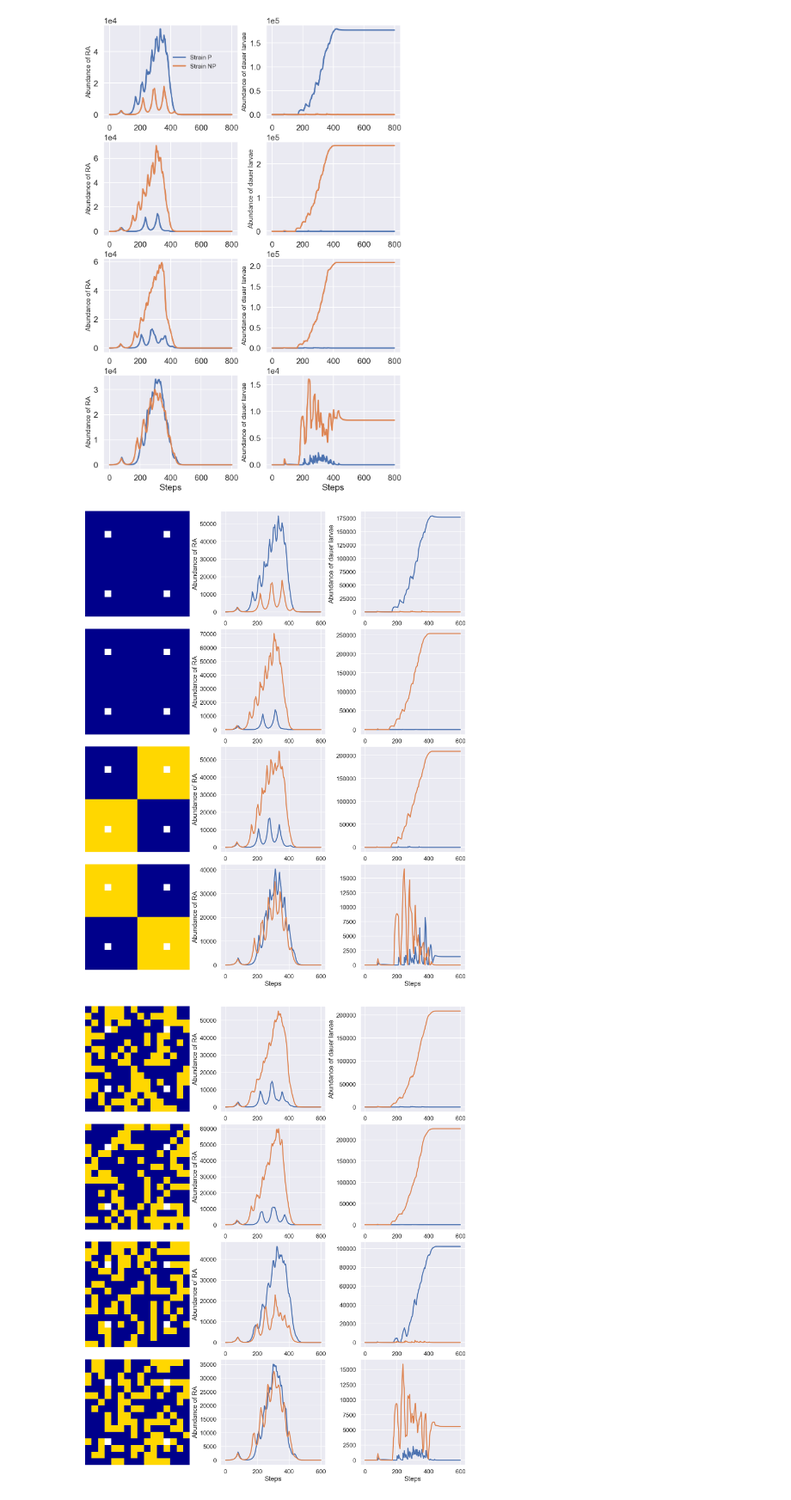
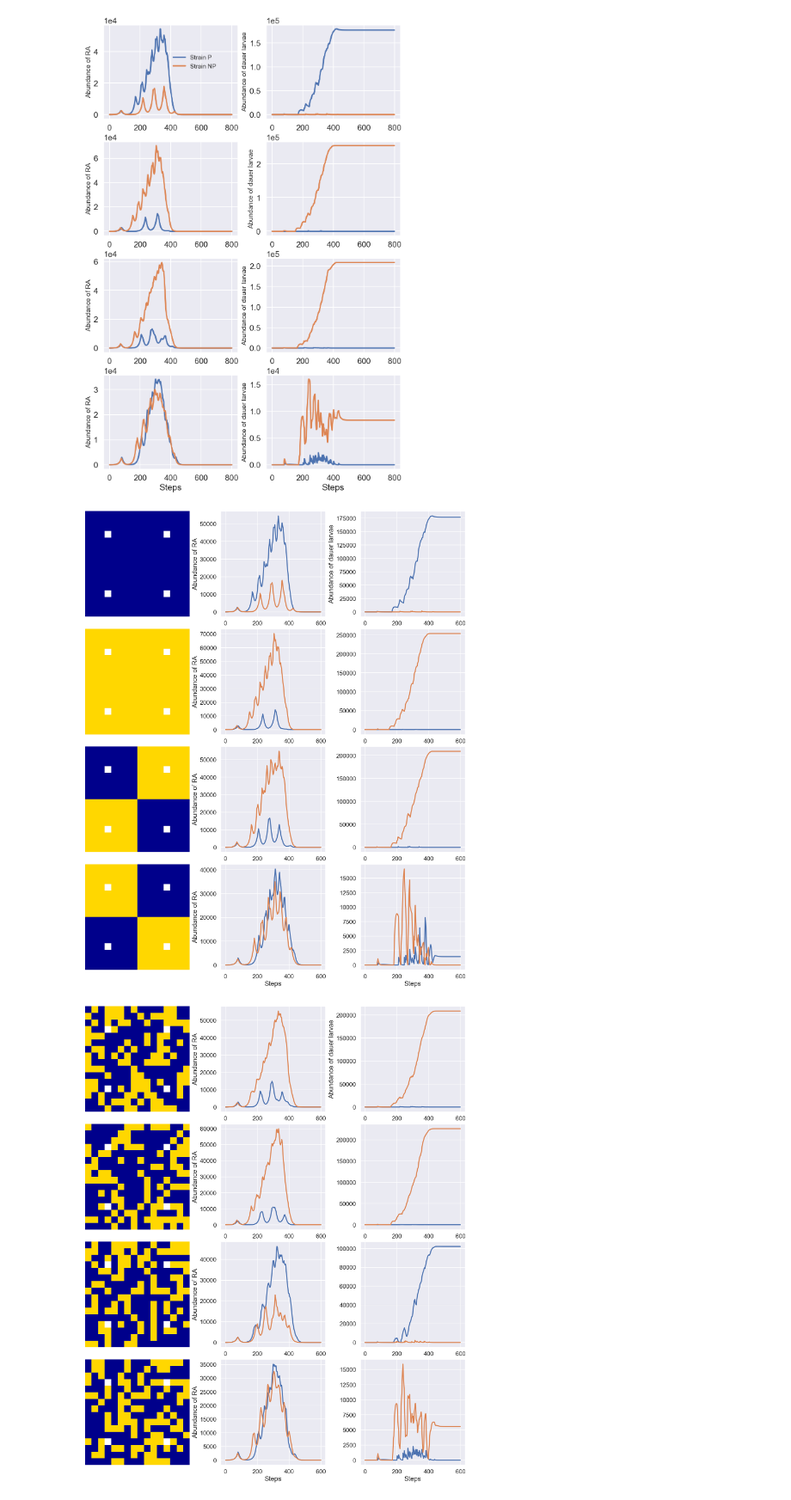
Before and after one commit to Kalirad/MetaPopProjection, a Jupyter notebook: Supp_figures.ipynb, the cells around one changed output. Shown at 86% size. Cells and saved outputs as stored; diff of their text form; code cells hidden in the pictures.

Commit message:
updated figure S4 in Supp Notebook

```diff
--- a/Supp_figures.ipynb
+++ b/Supp_figures.ipynb
@@ -333,36 +333,38 @@ for i,env in zip(range(4), ['OP50', 'Novo', 'quad_1', 'quad_2']):
         if metpop.metapop[i].diet == 'Novo':
             resource_dist[i[0]][i[1]] = 1
 
     resource_dist[0+3,0+3] = 2
     resource_dist[9+3,9+3] = 2
     resource_dist[0+3,9+3] = 2
     resource_dist[9+3,0+3] = 2
-
-    sns.heatmap(resource_dist, ax = axes[0 + count], cbar=False, cmap=['darkblue', 'gold', 'white'])
+    if env == 'Novo':
+        sns.heatmap(resource_dist, ax = axes[0 + count], cbar=False, cmap=['gold', 'white'])
+    else:
+        sns.heatmap(resource_dist, ax = axes[0 + count], cbar=False, cmap=['darkblue', 'gold', 'white'])
     axes[0 + count].set(yticks=[], xticks=[])
 
     axes[1 + count].plot([np.sum(i[0]) for i in dis_a], lw=3, label="Strain P")
     axes[1 + count].plot([np.sum(i[1]) for i in dis_a], lw=3, label="Strain NP")
 
     # axes[0].legend(loc=(0,0.5), frameon=False, fontsize='x-small')
 
     axes[2 + count].plot([np.sum(i[0]) for i in dist_t], lw=3, label="Strain P")
     axes[2 + count].plot([np.sum(i[1]) for i in dist_t], lw=3, label="Strain NP")
     count +=3
     # for i in axes[1:]:
     # i.ticklabel_format(style='sci', axis='y', scilimits=(0,0))
 
 for i in [1, 4, 7, 10]:
     axes[i].set_ylabel('Abundance of RA', fontsize=20)
 for i in [2, 5, 8, 11]:
     axes[2].set_ylabel('Abundance of dauer larvae')
 
 axes[10].set_xlabel('Steps')
 axes[11].set_xlabel('Steps')
 
 plt.savefig('./figures/torus_patt_non_rand.pdf', bbox_inches='tight', dpi=300)
 # %% [output]
-[figure, old version]
+[figure, new version]
 # %%
 fig, axes = plt.subplots(
     nrows=4,
```
Also changed, not shown: 5 other files.
